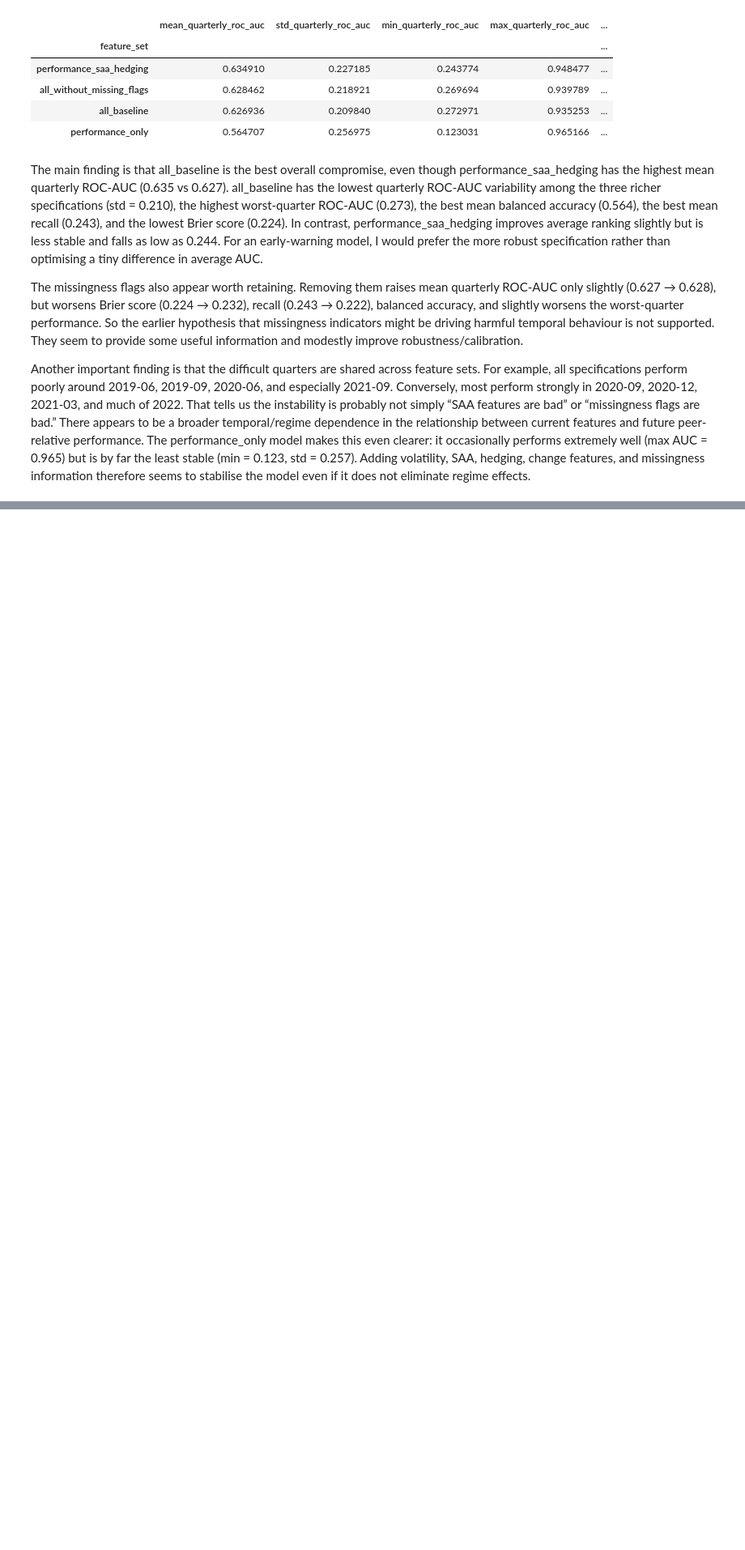
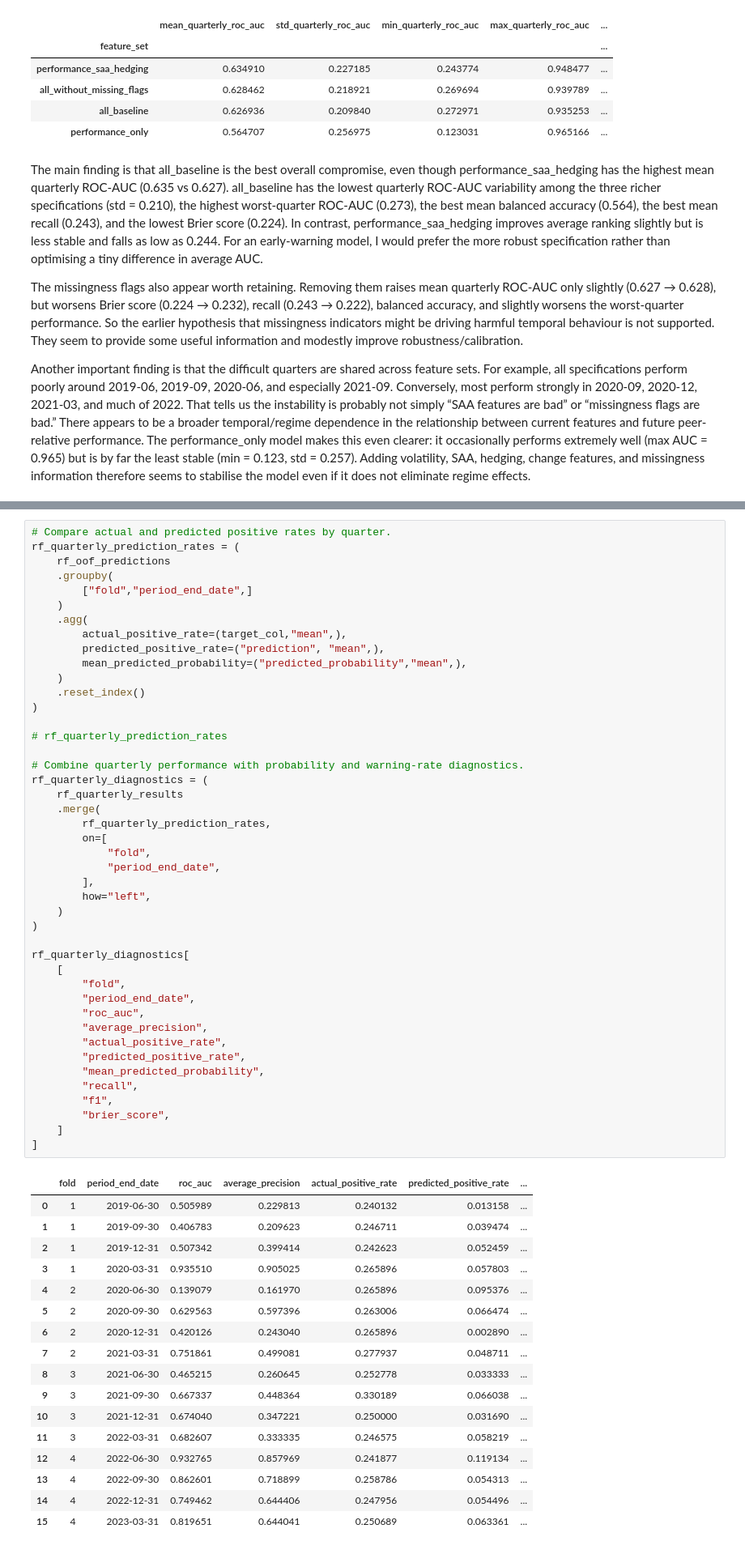
Before and after one commit to terra9/superannuation-performance-early-warning, a Jupyter notebook: notebooks/baseline_modelling.ipynb, the cells around one changed output, grey strips where cells are left out. Shown at 81% size. Drawn from its saved outputs; the diff is of its cells as text; blank space fills up the shorter version.

```diff
--- a/notebooks/baseline_modelling.ipynb
+++ b/notebooks/baseline_modelling.ipynb
@@ -2042,0 +2910,62 @@ Another important finding is that the difficult quarters are shared across featu
+# %%
+# Compare actual and predicted positive rates by quarter.
+rf_quarterly_prediction_rates = (
+    rf_oof_predictions
+    .groupby(
+        ["fold","period_end_date",]
+    )
+    .agg(
+        actual_positive_rate=(target_col,"mean",),
+        predicted_positive_rate=("prediction", "mean",),
+        mean_predicted_probability=("predicted_probability","mean",),
+    )
+    .reset_index()
+)
+
+# rf_quarterly_prediction_rates
+
+# Combine quarterly performance with probability and warning-rate diagnostics.
+rf_quarterly_diagnostics = (
+    rf_quarterly_results
+    .merge(
+        rf_quarterly_prediction_rates,
+        on=[
+            "fold",
+            "period_end_date",
+        ],
+        how="left",
+    )
+)
+
+rf_quarterly_diagnostics[
+    [
+        "fold",
+        "period_end_date",
+        "roc_auc",
+        "average_precision",
+        "actual_positive_rate",
+        "predicted_positive_rate",
+        "mean_predicted_probability",
+        "recall",
+        "f1",
+        "brier_score",
+    ]
+]
+# %% [output]
+|  | fold | period_end_date | roc_auc | average_precision | actual_positive_rate | predicted_positive_rate | ... |
+| 0 | 1 | 2019-06-30 | 0.505989 | 0.229813 | 0.240132 | 0.013158 | ... |
+| 1 | 1 | 2019-09-30 | 0.406783 | 0.209623 | 0.246711 | 0.039474 | ... |
+| 2 | 1 | 2019-12-31 | 0.507342 | 0.399414 | 0.242623 | 0.052459 | ... |
+| 3 | 1 | 2020-03-31 | 0.935510 | 0.905025 | 0.265896 | 0.057803 | ... |
+| 4 | 2 | 2020-06-30 | 0.139079 | 0.161970 | 0.265896 | 0.095376 | ... |
+| 5 | 2 | 2020-09-30 | 0.629563 | 0.597396 | 0.263006 | 0.066474 | ... |
+| 6 | 2 | 2020-12-31 | 0.420126 | 0.243040 | 0.265896 | 0.002890 | ... |
+| 7 | 2 | 2021-03-31 | 0.751861 | 0.499081 | 0.277937 | 0.048711 | ... |
+| 8 | 3 | 2021-06-30 | 0.465215 | 0.260645 | 0.252778 | 0.033333 | ... |
+| 9 | 3 | 2021-09-30 | 0.667337 | 0.448364 | 0.330189 | 0.066038 | ... |
+| 10 | 3 | 2021-12-31 | 0.674040 | 0.347221 | 0.250000 | 0.031690 | ... |
+| 11 | 3 | 2022-03-31 | 0.682607 | 0.333335 | 0.246575 | 0.058219 | ... |
+| 12 | 4 | 2022-06-30 | 0.932765 | 0.857969 | 0.241877 | 0.119134 | ... |
+| 13 | 4 | 2022-09-30 | 0.862601 | 0.718899 | 0.258786 | 0.054313 | ... |
+| 14 | 4 | 2022-12-31 | 0.749462 | 0.644406 | 0.247956 | 0.054496 | ... |
+| 15 | 4 | 2023-03-31 | 0.819651 | 0.644041 | 0.250689 | 0.063361 | ... |
```
Also changed, not shown: parts of 24 cells of this notebook.
